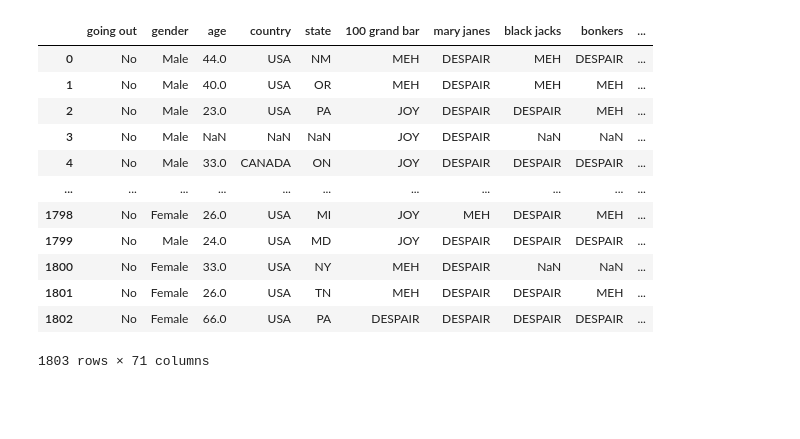
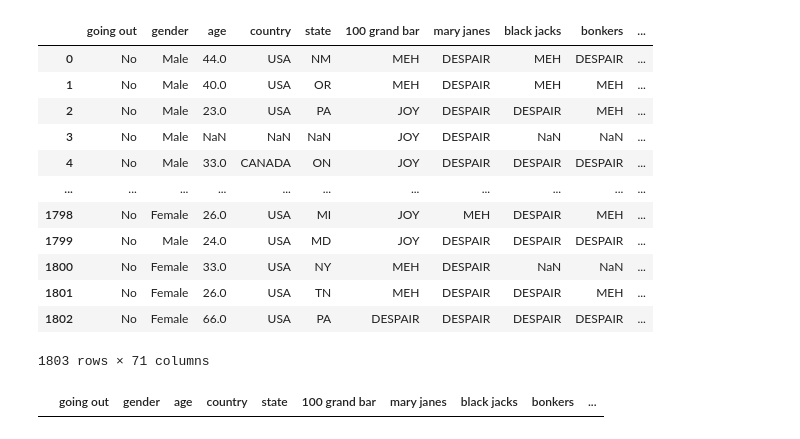
Before and after one commit to atolman01/Data_Cleaning_Halloween_Style, a Jupyter notebook: Data_Cleaning_Solution.ipynb, the cells around one changed output. Saved outputs shown, nothing was run; the diff lists cells and outputs as text; code cells hidden in the pictures; blank space fills up the shorter version.

```diff
--- a/Data_Cleaning_Solution.ipynb
+++ b/Data_Cleaning_Solution.ipynb
@@ -1321,0 +1302,5 @@ final
+# %%
+final[final.duplicated()==True]
+# we have no duplicated values
+# %% [output]
+|  | going out | gender | age | country | state | 100 grand bar | mary janes | black jacks | bonkers | ... |
```
Also changed, not shown: parts of 6 cells of this notebook.
